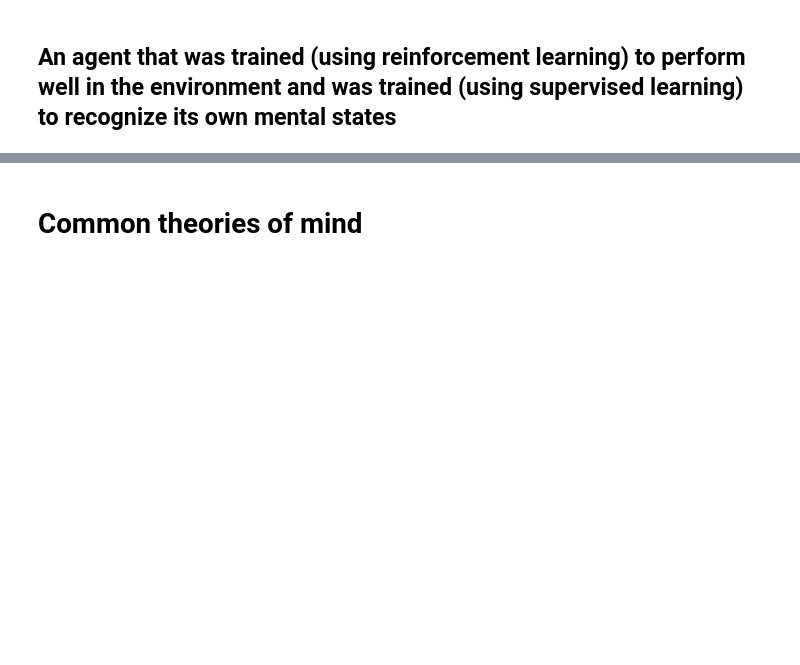
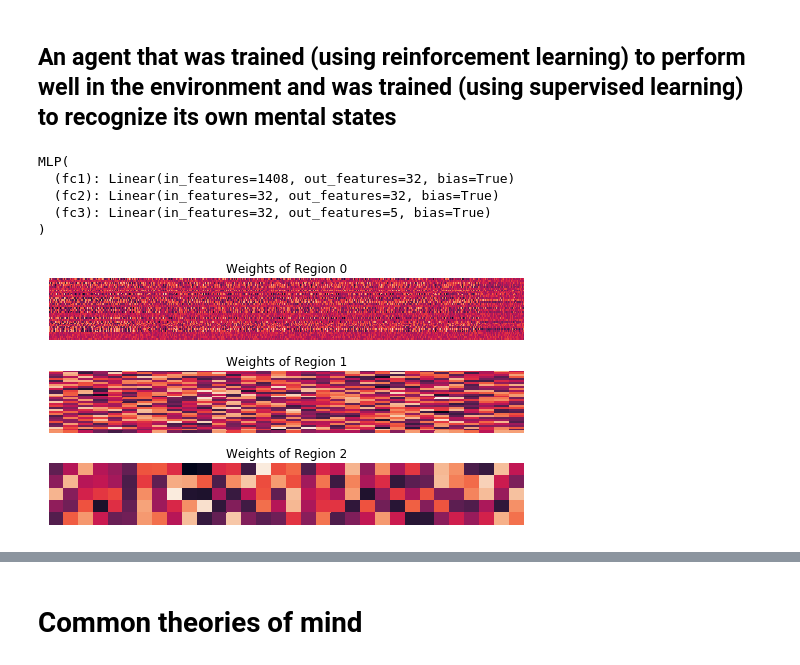
Before and after one commit to Josh-Joseph/tsc-2019, a Jupyter notebook: notebooks/TSC Sandbox v2.ipynb, the cells around one changed output, grey strips where cells are left out. Drawn from its saved outputs; the diff is of its cells as text; code cells hidden in the pictures; blank space fills up the shorter version.

Commit message:
added mind

```diff
--- a/notebooks/TSC Sandbox v2.ipynb
+++ b/notebooks/TSC Sandbox v2.ipynb
@@ -204,0 +203,12 @@ episode_history = world.run_episode(agent)
+# %%
+print(mind.mental_state_classifier)
+# %% [output]
+MLP(
+  (fc1): Linear(in_features=1408, out_features=32, bias=True)
+  (fc2): Linear(in_features=32, out_features=32, bias=True)
+  (fc3): Linear(in_features=32, out_features=5, bias=True)
+)
+# %%
+visualize_weights(mind.mental_state_classifier)
+# %% [output]
+[figure, added]
```
Also changed, not shown: parts of 16 cells of this notebook, 2 other files.
